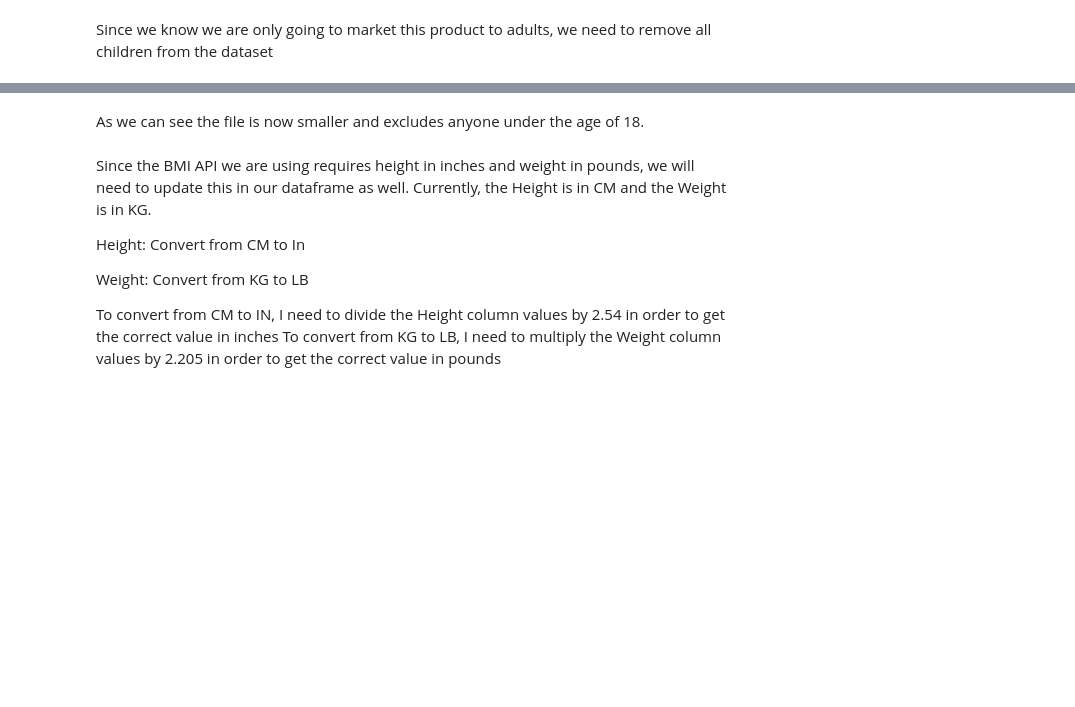
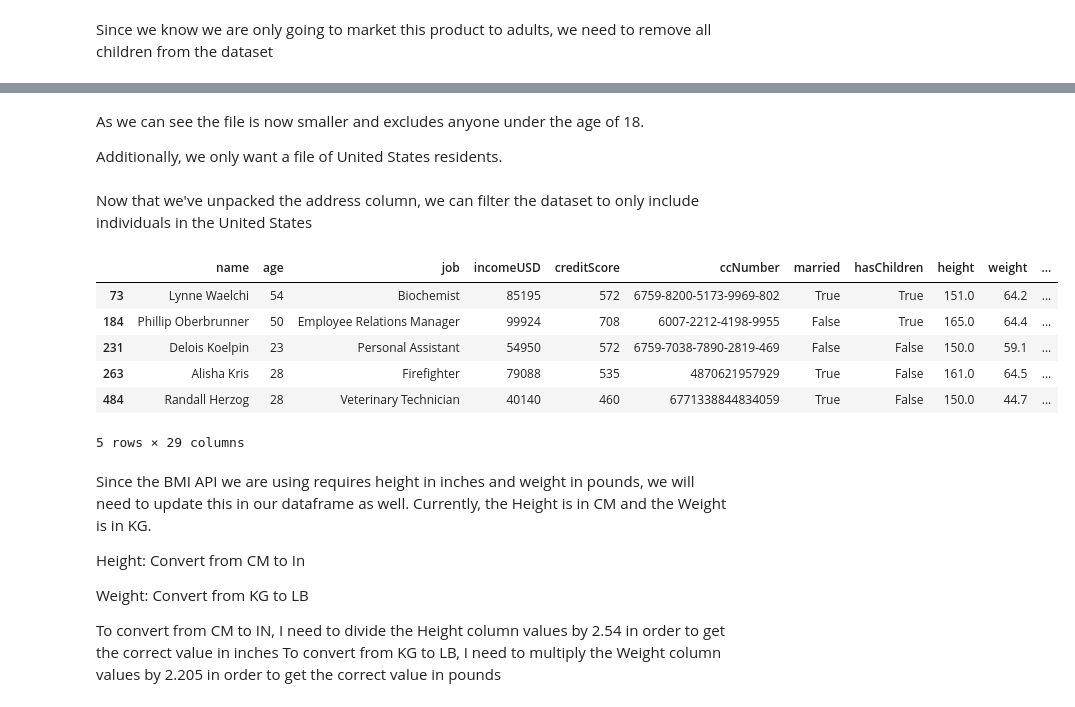
Before and after one commit to jsmither10/client_data_analysis, a Jupyter notebook: data_analysis.ipynb, the cells around one changed output, grey strips where cells are left out. Saved outputs shown, nothing was run; the diff lists cells and outputs as text; code cells hidden in the pictures; blank space fills up the shorter version.

```diff
--- a/data_analysis.ipynb
+++ b/data_analysis.ipynb
@@ -79,5 +82,21 @@ memory usage: 930.0+ bytes
 # %% [markdown]
 As we can see the file is now smaller and excludes anyone under the age of 18.
+
+Additionally, we only want a file of United States residents.
+# %% [markdown]
+Now that we've unpacked the address column, we can filter the dataset to only include individuals in the United States
+# %%
+df = df[df['address.country'] == 'United States']
+
+df.head()
+# %% [output]
+|  | name | age | job | incomeUSD | creditScore | ccNumber | married | hasChildren | height | weight | ... |
+| 73 | Lynne Waelchi | 54 | Biochemist | 85195 | 572 | 6759-8200-5173-9969-802 | True | True | 151.0 | 64.2 | ... |
+| 184 | Phillip Oberbrunner | 50 | Employee Relations Manager | 99924 | 708 | 6007-2212-4198-9955 | False | True | 165.0 | 64.4 | ... |
+| 231 | Delois Koelpin | 23 | Personal Assistant | 54950 | 572 | 6759-7038-7890-2819-469 | False | False | 150.0 | 59.1 | ... |
+| 263 | Alisha Kris | 28 | Firefighter | 79088 | 535 | 4870621957929 | True | False | 161.0 | 64.5 | ... |
+| 484 | Randall Herzog | 28 | Veterinary Technician | 40140 | 460 | 6771338844834059 | True | False | 150.0 | 44.7 | ... |
+5 rows × 29 columns
 # %% [markdown]
 Since the BMI API we are using requires height in inches and weight in pounds, we will need to update this in our dataframe as well. Currently, the Height is in CM and the Weight is in KG.
 
```
Also changed, not shown: parts of 16 cells of this notebook.
